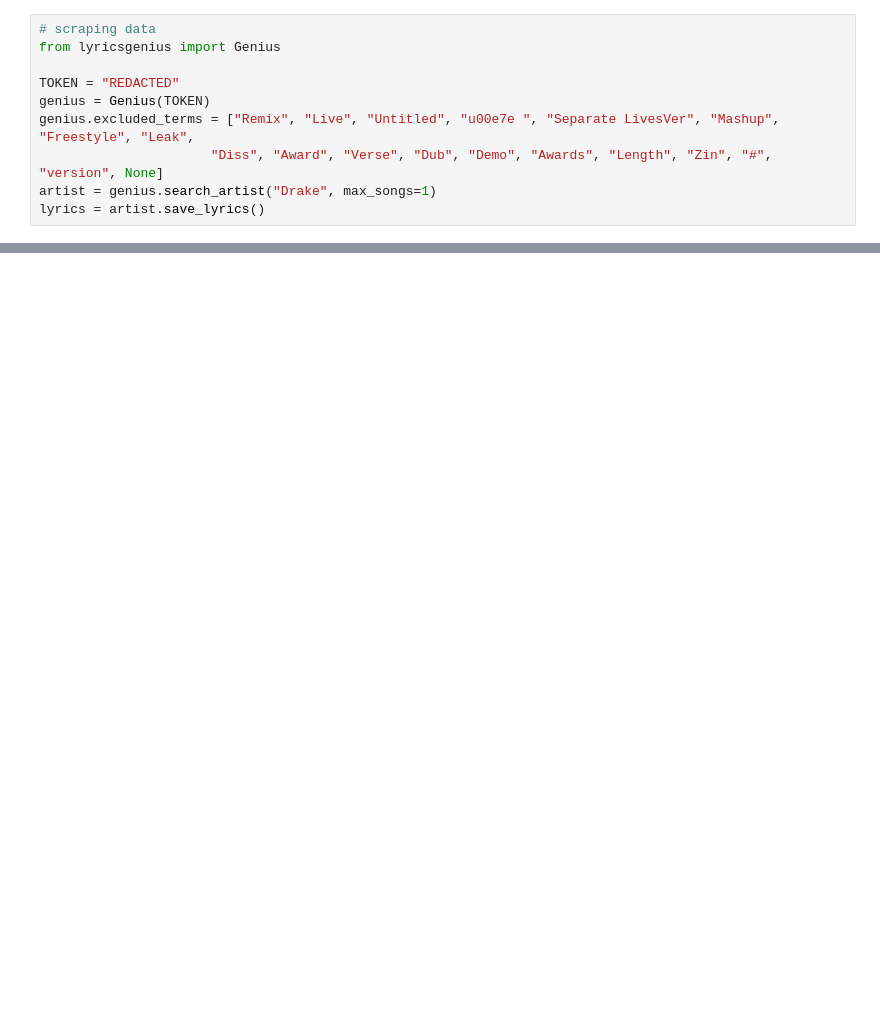
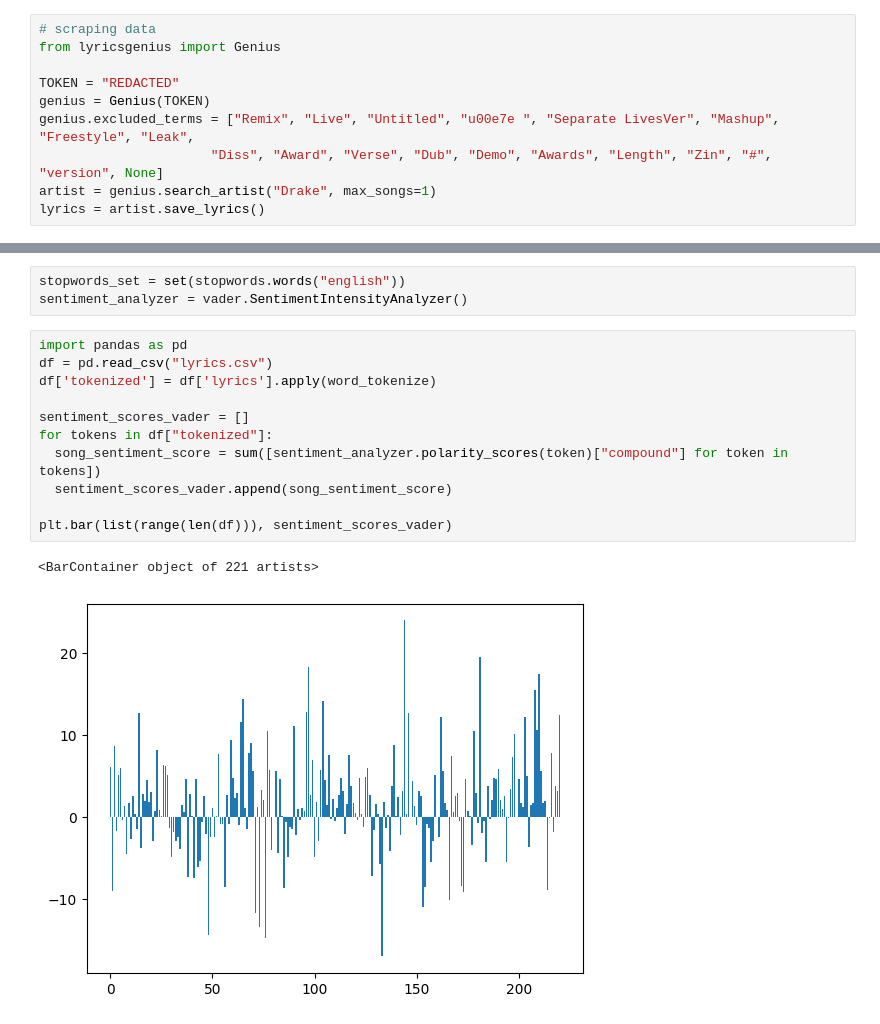
Before and after one commit to harveyzzhao/Drako-over-the-years, a Jupyter notebook: posts/blog.ipynb, the cells around one changed output, grey strips where cells are left out. Saved outputs shown, nothing was run; the diff lists cells and outputs as text; blank space fills up the shorter version.

```diff
--- a/posts/blog.ipynb
+++ b/posts/blog.ipynb
@@ -52,0 +275,17 @@ lyrics = artist.save_lyrics()
+# %%
+stopwords_set = set(stopwords.words("english"))
+sentiment_analyzer = vader.SentimentIntensityAnalyzer()
+# %%
+import pandas as pd
+df = pd.read_csv("lyrics.csv")
+df['tokenized'] = df['lyrics'].apply(word_tokenize)
+
+sentiment_scores_vader = []
+for tokens in df["tokenized"]:
+  song_sentiment_score = sum([sentiment_analyzer.polarity_scores(token)["compound"] for token in tokens])
+  sentiment_scores_vader.append(song_sentiment_score)
+
+plt.bar(list(range(len(df))), sentiment_scores_vader)
+# %% [output]
+<BarContainer object of 221 artists>
+[figure, added]
```
Also changed, not shown: parts of 40 cells of this notebook, 3 other files.
